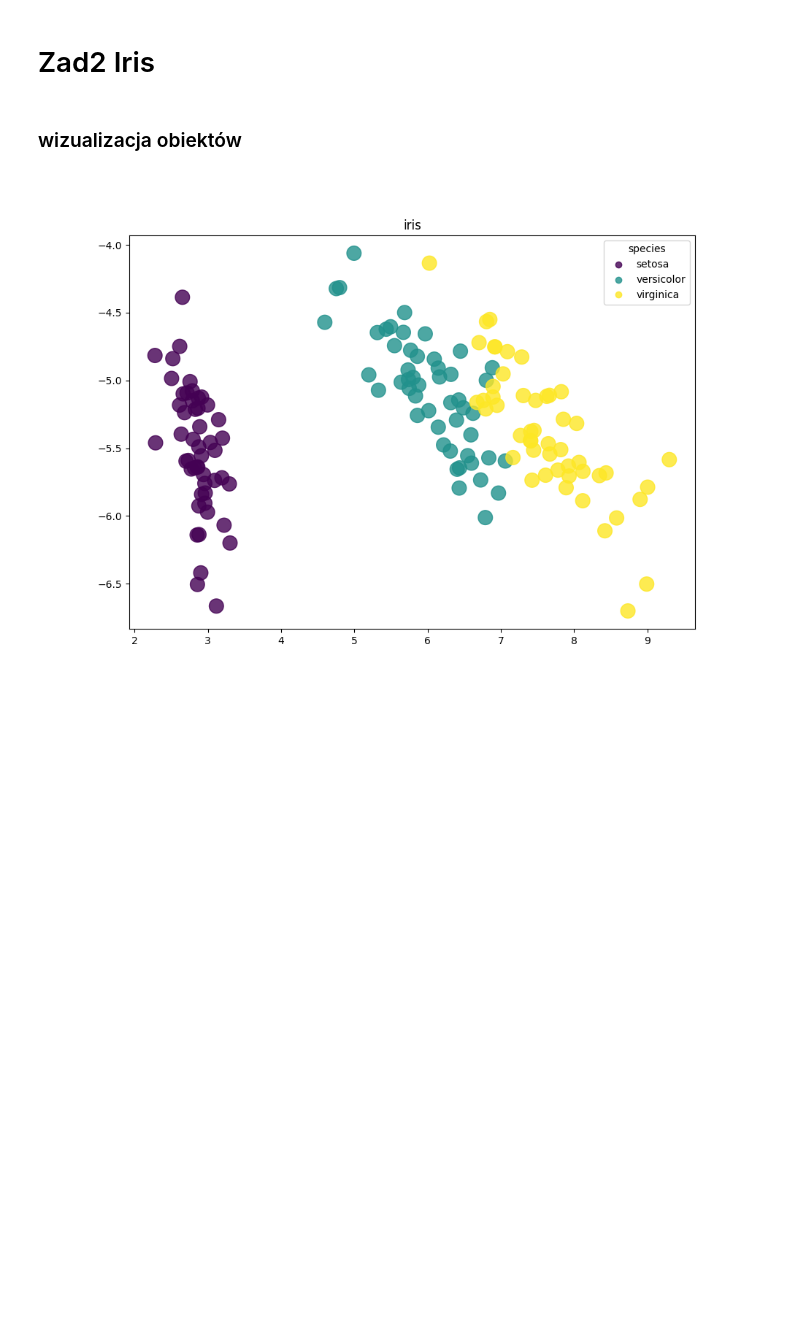
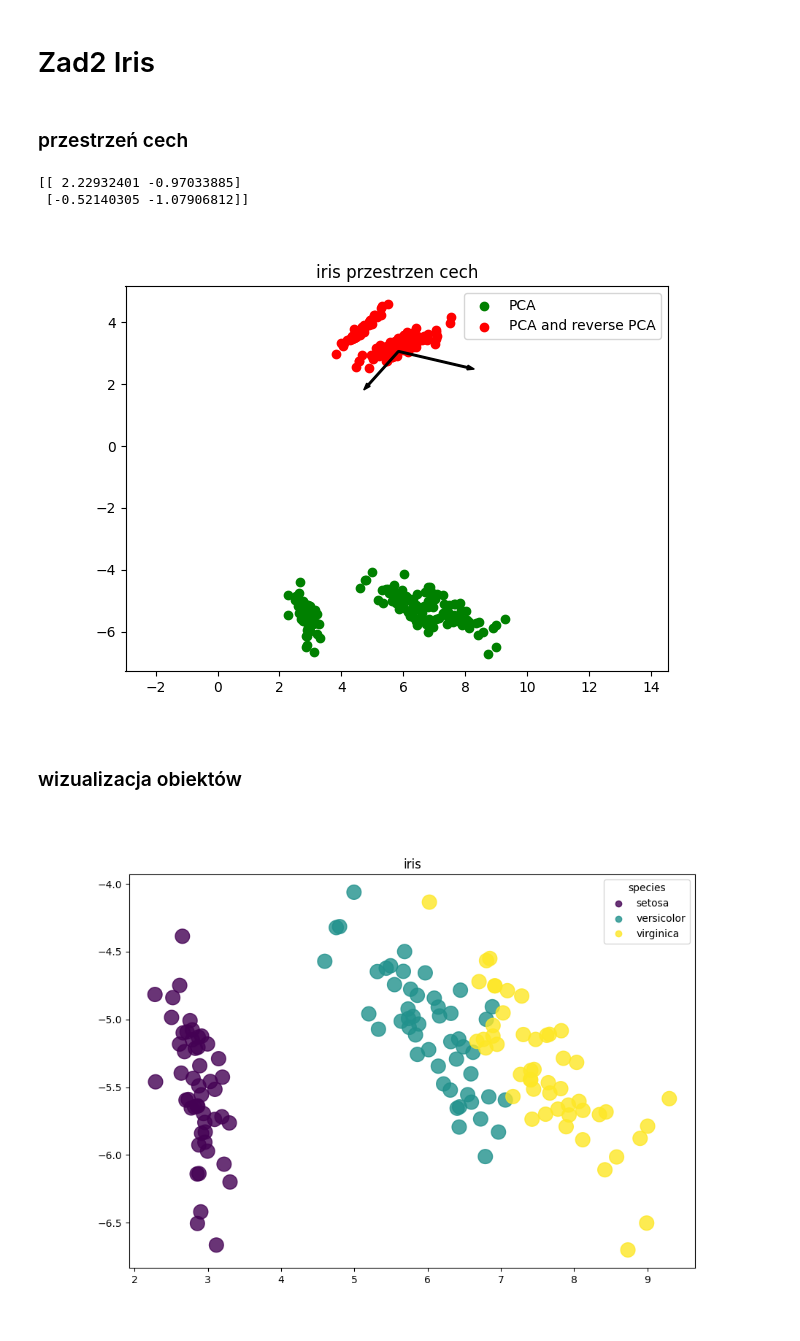
Before and after one commit to MeWoash/Data-analysis, a Jupyter notebook: lab6/lab6.ipynb, the cells around one changed output. Cells and saved outputs as stored; diff of their text form; code cells hidden in the pictures; blank space fills up the shorter version.

Commit message:
iris przestrzen cech

```diff
--- a/lab6/lab6.ipynb
+++ b/lab6/lab6.ipynb
@@ -109,7 +109,38 @@ iris = datasets.load_iris()
 X=iris.data
 y=iris.target
 # %%
-X_r,w,v,center=my_PCA(X,n_dims=2)
+n_dims=2
+X_r,w,v,center=my_PCA(X,n_dims=n_dims)
+X_reverse=my_PCA_reverse(X_r,v,n_dims=n_dims)
+# %% [markdown]
+### przestrzeń cech
+# %%
+plt.figure(figsize=(7,5))
+plt.title('iris przestrzen cech')
+
+vec=calc_vectors(w,v,center,n_dims=n_dims)
+print(vec)
+v1=vec[:,0]
+v2=vec[:,1]
+
+style={'length_includes_head':False,
+       'width':0.05,
+       'color':'black'
+       }
+
+plt.scatter(X_r[:,0],X_r[:,1],c='green',label='PCA')
+plt.scatter(X_reverse[:,0],X_reverse[:,1],c='red',label='PCA and reverse PCA')
+
+plt.arrow(x=center[0],y=center[1],dx=v1[0],dy=v1[1],**style)
+plt.arrow(x=center[0],y=center[1],dx=v2[0],dy=v2[1],**style)
+
+plt.legend()
+plt.axis('equal')
+plt.show()
+# %% [output]
+[[ 2.22932401 -0.97033885]
+ [-0.52140305 -1.07906812]]
+[figure, added]
 # %% [markdown]
 ### wizualizacja obiektów
 # %%
```
Also changed, not shown: parts of 1 cell of this notebook.
